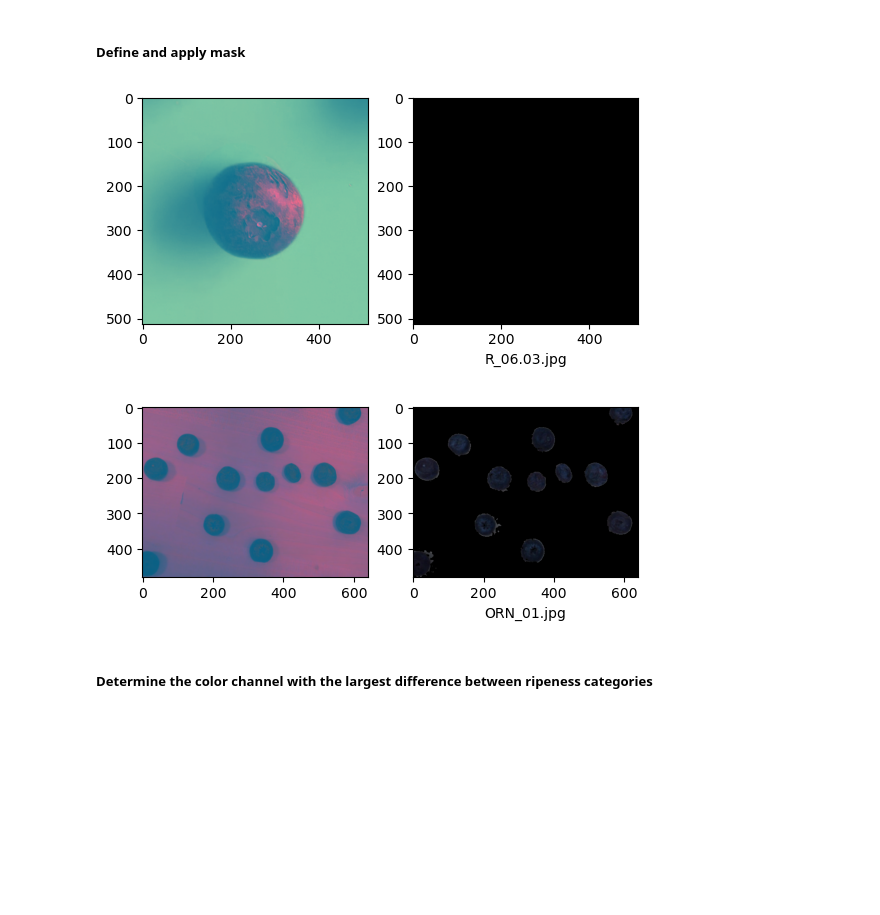
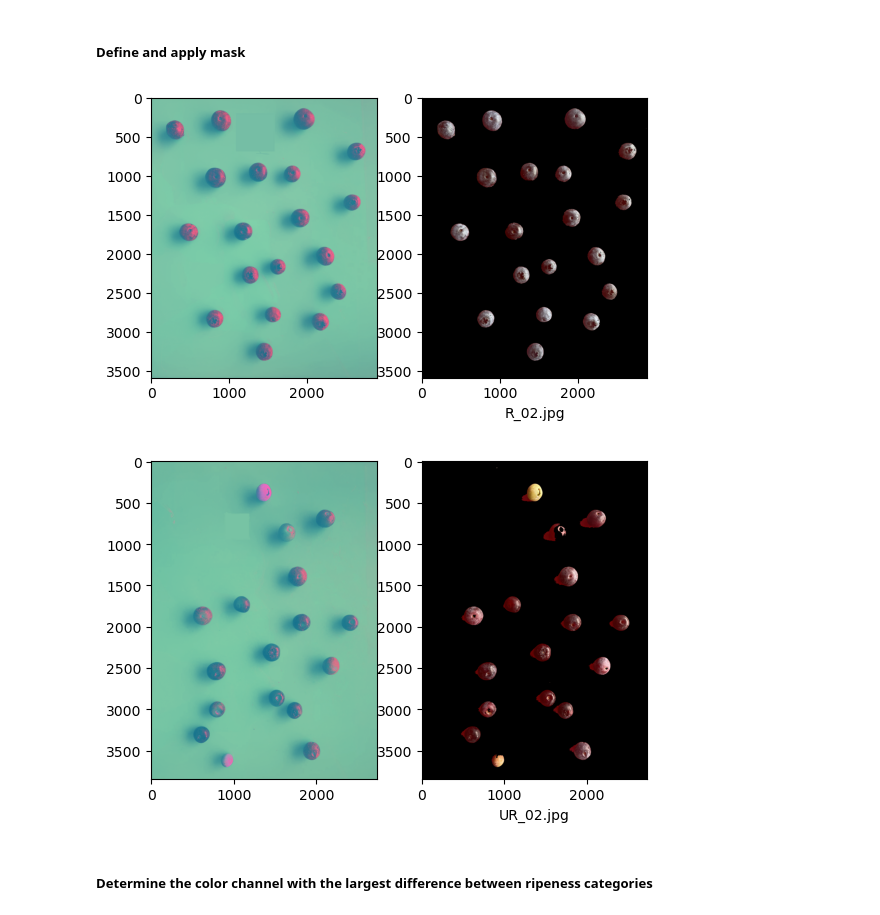
Before and after one commit to lhwitten/BlueberryJam, a Jupyter notebook: notebooks/img_preprocess.ipynb, the cells around one changed output. Saved outputs shown, nothing was run; the diff lists cells and outputs as text; code cells hidden in the pictures; blank space fills up the shorter version.

```diff
--- a/notebooks/img_preprocess.ipynb
+++ b/notebooks/img_preprocess.ipynb
@@ -9,7 +9,7 @@ from scipy import stats as st
 # %% [markdown]
 ##### Explore Color Spaces for Ripe Berries
 # %%
-ripe_path = 'R_06.03.jpg'
+ripe_path = 'R_02.jpg'
 img = cv.imread('../img/test_set/ripe/'+ripe_path)
 
 # convert from BGR to other color spaces
@@ -77,0 +66,16 @@ plt.imshow(imgOR_xyz)
+# %%
+unripe_path = 'UR_02.jpg'
+imgUR = cv.imread('../img/test_set/unripe/'+unripe_path)
+
+# convert from BGR to other color spaces
+imgUR_rgb = cv.cvtColor(imgUR, cv.COLOR_BGR2RGB)
+imgUR_luv = cv.cvtColor(imgUR, cv.COLOR_BGR2LUV)
+
+# display image in color spaces
+fig = plt.figure()
+gridspec = fig.add_gridspec(nrows=2, ncols=12)
+fig.add_subplot(gridspec[0:2, 0:3])
+plt.imshow(imgUR_rgb)
+fig.add_subplot(gridspec[0:2, 3:6])
+plt.title("LUV")
+plt.imshow(imgUR_luv)
@@ -152,34 +174,47 @@ plt.figure()
 # %% [markdown]
 ##### Define and apply mask
 # %%
-# luv_lo = (10, 70, 100)
-# luv_hi = (250, 125, 160)
-luv_lo = (0, 70, 100)
-luv_hi = (95, 125, 134)
+luv_lo = (10, 70, 100) # initial test conditions
+luv_hi = (250, 125, 160)
+# luv_lo = (0, 70, 100) # lab conditions
+# luv_hi = (95, 125, 134)
+
+luvur_lo = (0, 70, 120)
+luvur_hi = (255, 145, 220)
 
 mask_luv = cv.inRange(img_luv, luv_lo, luv_hi)
+mask_UR = cv.inRange(imgUR_luv, luvur_lo, luvur_hi)
+maskOR_luv = cv.inRange(imgOR_luv, luv_lo, luv_hi)
 result = cv.bitwise_and(img_rgb, img_rgb, mask=mask_luv)
-maskOR_luv = cv.inRange(imgOR_luv, luv_lo, luv_hi)
 result_OR = cv.bitwise_and(imgOR_rgb, imgOR_rgb, mask=maskOR_luv)
+result_UR = cv.bitwise_and(imgUR_rgb, imgUR_rgb, mask=mask_UR)
 # result_luv = cv.bitwise_and(img_luv, img_luv, mask=mask_luv)
 
 plt.figure()
 plt.subplot(1, 2, 1)
 plt.imshow(img_luv)
 plt.subplot(1, 2, 2)
 plt.imshow(result)
 plt.xlabel(ripe_path)
 plt.show()
 
+# plt.figure()
+# plt.subplot(1, 2, 1)
+# plt.imshow(imgOR_luv)
+# plt.subplot(1, 2, 2)
+# plt.imshow(result_OR)
+# plt.xlabel(overripe_path)
+# plt.show()
+
 plt.figure()
 plt.subplot(1, 2, 1)
-plt.imshow(imgOR_luv)
+plt.imshow(imgUR_luv)
 plt.subplot(1, 2, 2)
-plt.imshow(result_OR)
-plt.xlabel(overripe_path)
+plt.imshow(result_UR)
+plt.xlabel(unripe_path)
 plt.show()
 # %% [output]
-[figure, old version]
+[figure, new version]
-[figure, old version]
+[figure, new version]
 # %% [markdown]
 ##### Determine the color channel with the largest difference between ripeness categories
```
Also changed, not shown: parts of 14 cells of this notebook.
